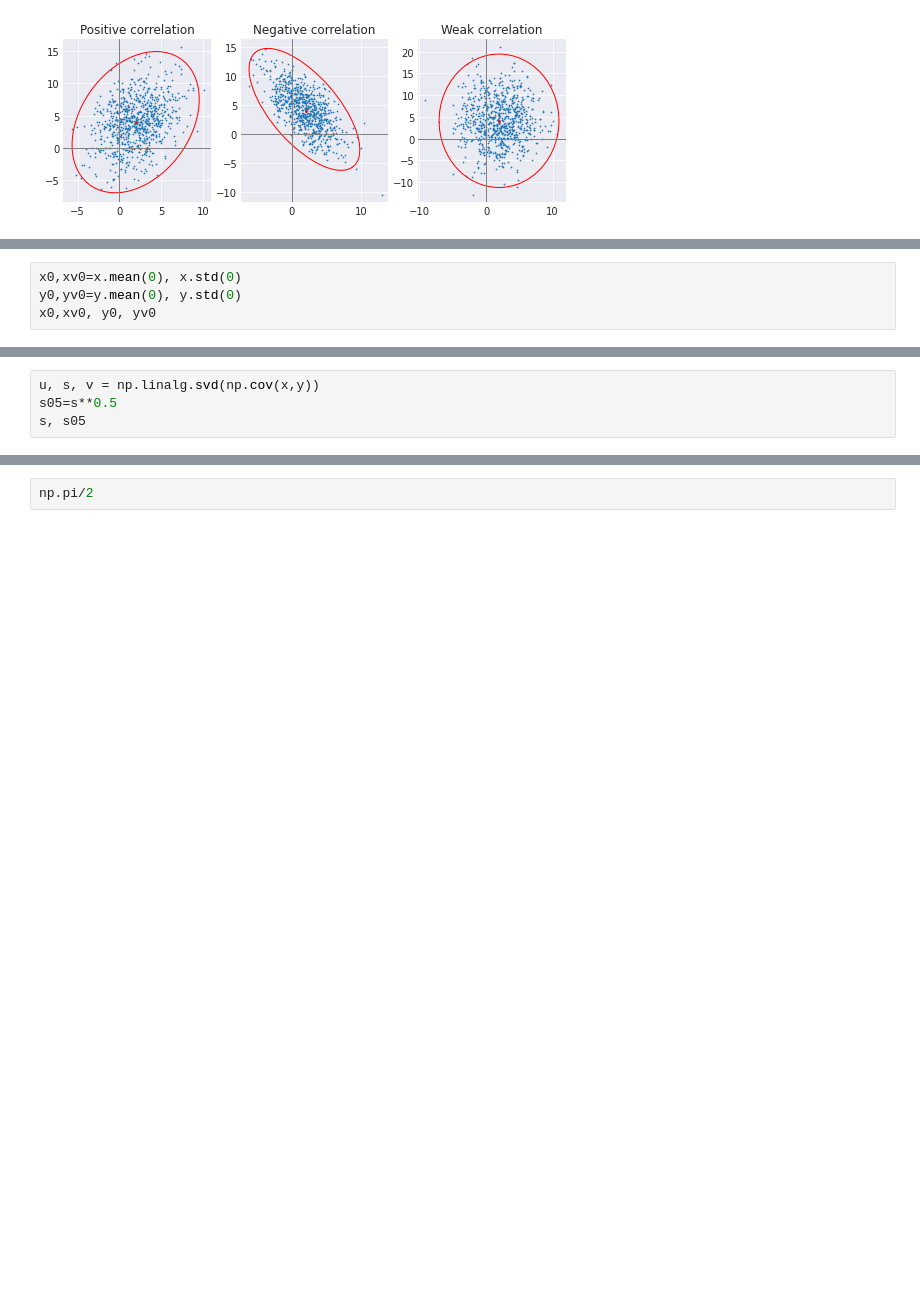
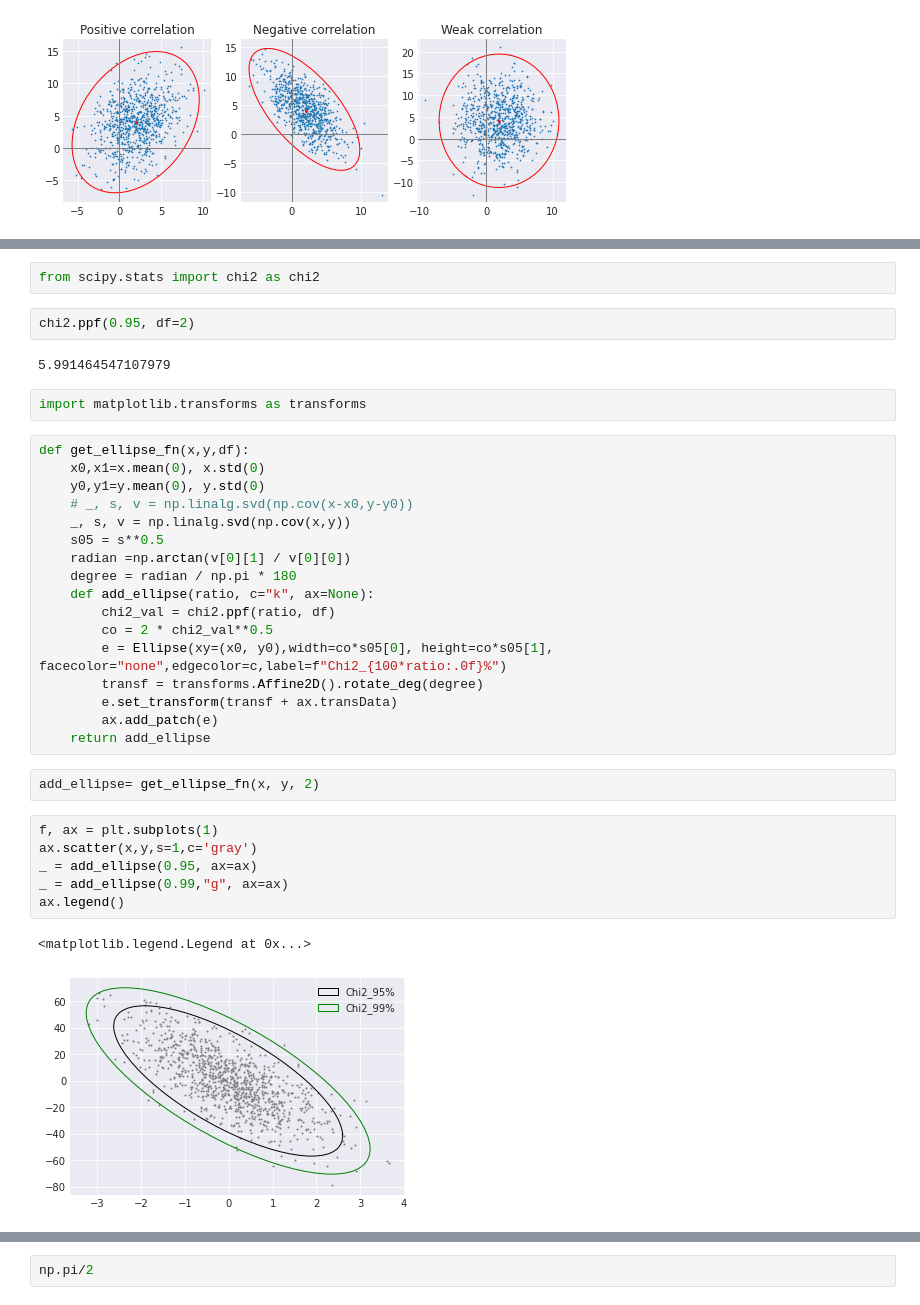
Before and after one commit to ViskaWei/LV, a Jupyter notebook: nb/dnn.ipynb, the cells around one changed output, grey strips where cells are left out. Cells and saved outputs as stored; diff of their text form; blank space fills up the shorter version.

```diff
--- a/nb/dnn.ipynb
+++ b/nb/dnn.ipynb
@@ -211,4 +210,0 @@ x, y = get_correlated_dataset(10000, dependency, mu, (1,10))
-# %%
-x0,xv0=x.mean(0), x.std(0)
-y0,yv0=y.mean(0), y.std(0)
-x0,xv0, y0, yv0
@@ -223,4 +210,0 @@ center=np.vstack((x-x0, y-y0)).T
-# %%
-u, s, v = np.linalg.svd(np.cov(x,y))
-s05=s**0.5
-s, s05
@@ -230,0 +211,36 @@ def get_chi2(x,y):
+# %%
+from scipy.stats import chi2 as chi2
+# %%
+chi2.ppf(0.95, df=2)
+# %% [output]
+5.991464547107979
+# %%
+import matplotlib.transforms as transforms
+# %%
+def get_ellipse_fn(x,y,df):
+    x0,x1=x.mean(0), x.std(0)
+    y0,y1=y.mean(0), y.std(0)
+    # _, s, v = np.linalg.svd(np.cov(x-x0,y-y0))
+    _, s, v = np.linalg.svd(np.cov(x,y))
+    s05 = s**0.5
+    radian =np.arctan(v[0][1] / v[0][0])
+    degree = radian / np.pi * 180
+    def add_ellipse(ratio, c="k", ax=None):
+        chi2_val = chi2.ppf(ratio, df)
+        co = 2 * chi2_val**0.5
+        e = Ellipse(xy=(x0, y0),width=co*s05[0], height=co*s05[1], facecolor="none",edgecolor=c,label=f"Chi2_{100*ratio:.0f}%")
+        transf = transforms.Affine2D().rotate_deg(degree)
+        e.set_transform(transf + ax.transData)
+        ax.add_patch(e)
+    return add_ellipse
+# %%
+add_ellipse= get_ellipse_fn(x, y, 2)
+# %%
+f, ax = plt.subplots(1)
+ax.scatter(x,y,s=1,c='gray')
+_ = add_ellipse(0.95, ax=ax)
+_ = add_ellipse(0.99,"g", ax=ax)
+ax.legend()
+# %% [output]
+<matplotlib.legend.Legend at 0x...>
+[figure, added]
```
Also changed, not shown: parts of 12 cells of this notebook, 1 other file.
